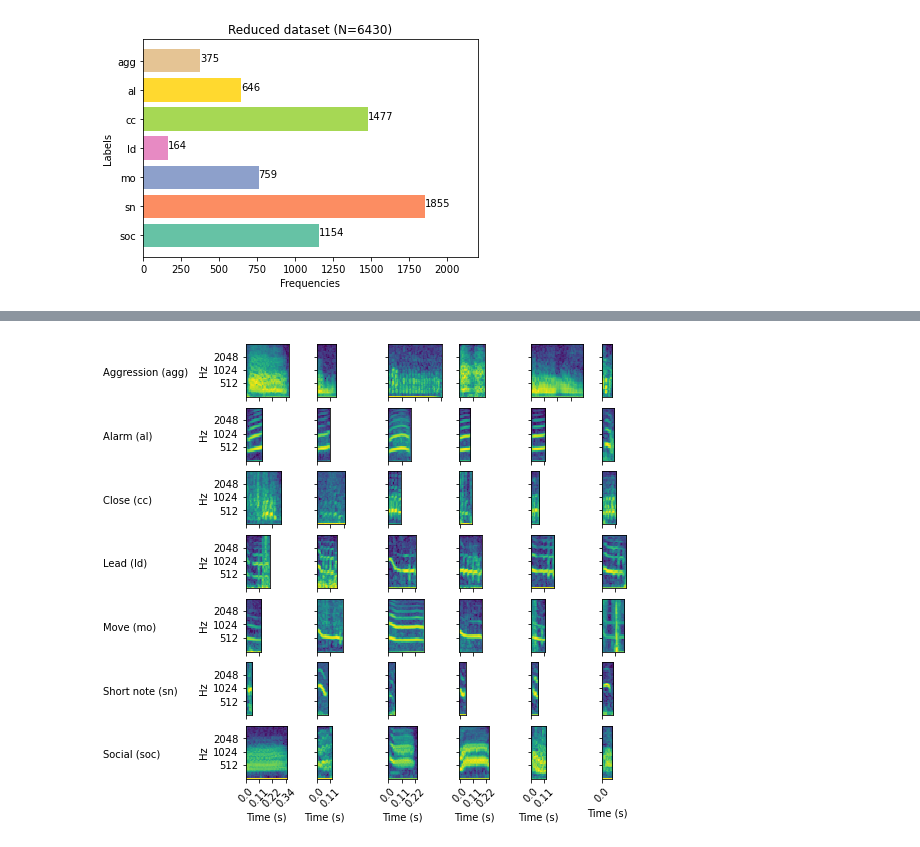
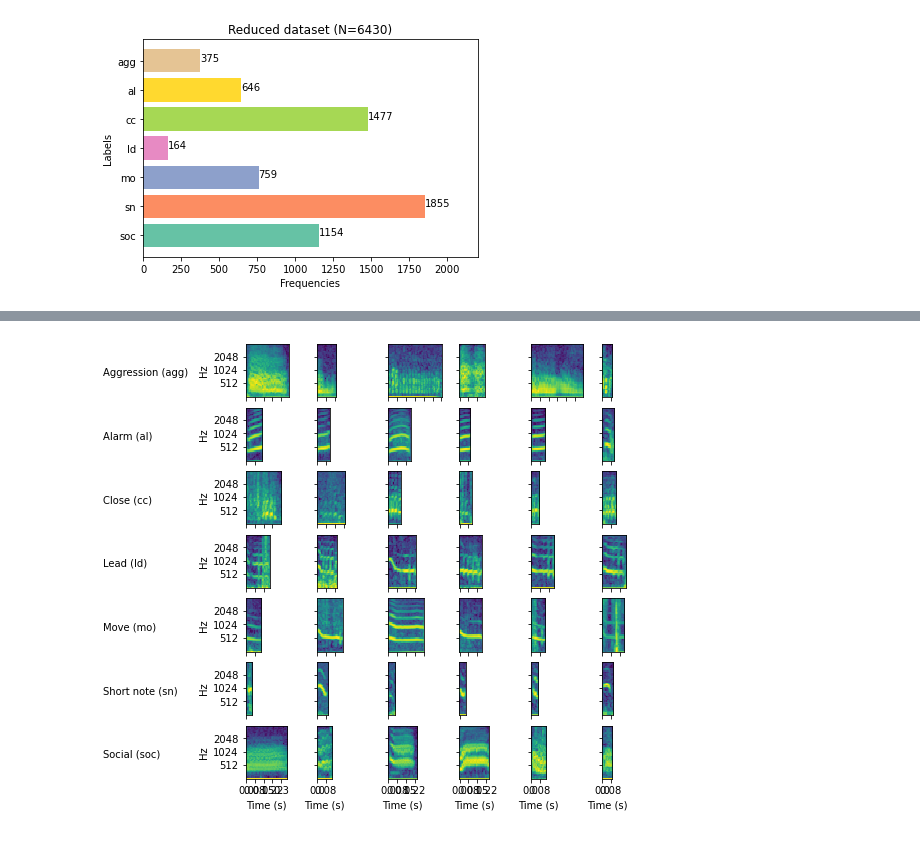
Before and after one commit to marathomas/meerkat_umap, a Jupyter notebook: notebooks/00_4_dataset_figure.ipynb, the cells around one changed output, grey strips where cells are left out. Saved outputs shown, nothing was run; the diff lists cells and outputs as text; code cells hidden in the pictures.

```diff
--- a/notebooks/00_4_dataset_figure.ipynb
+++ b/notebooks/00_4_dataset_figure.ipynb
@@ -50,12 +50,3 @@ plt.xlim(0,2200)
 # %% [output]
 (0.0, 2200.0)
 [figure]
-# %%
-calltypes = sorted(list(set(df.call_lable.values)))
-calltype = calltypes[0]
-calltype
-df_subset = df.loc[df.call_lable==calltype,:]
-n_examples =6
-    # randomly choose 6
-examples = df_subset.sample(n=n_examples, random_state=2204)
-examples
@@ -80,9 +60,12 @@ FFT_HOP = FFT_WIN/8 # --> hop_length in seconds
 calltypes = sorted(list(set(df.call_lable.values)))
 n_examples = 6
 freq_label_list = ['512', '1024', '2048']
+major_tick_interval = 20
+rotate_x = 0
+f_to_s = 0.00375
 
+fig_name = 'calltype_examples.png'
 fig = plt.figure(figsize=(10,8))
-fig_name = 'calltype_examples.png'
 
 k=1
 
@@ -111,34 +94,34 @@ for calltype in calltypes:
         plt.subplot(len(calltypes), n_examples+2, k)
         plt.imshow(spec, interpolation='nearest', origin='lower', aspect=3)
         ax = plt.gca()
         ax.set_anchor('W')
 
         librosa.frames_to_time(np.arange(0,spec.shape[1],1),sr=sr, hop_length=int(FFT_HOP * sr))
 
         major_xticks = np.arange(0,spec.shape[1], major_tick_interval)
         major_xtick_labels = ["" for x in major_xticks]
 
         major_yticks = [10,20,30]
         major_ytick_labels = ["" for x in major_yticks]
 
         if r==1:
             major_ytick_labels = freq_label_list
             plt.ylabel('Hz')
 
         if k>49:
             major_xtick_labels = [round(x*f_to_s,2) for x in major_xticks]
             plt.xlabel('Time (s)')
 
         plt.xticks(major_xticks, major_xtick_labels, rotation=rotate_x)
         plt.yticks(major_yticks, major_ytick_labels)
 
         k=k+1
         r=r+1
 
 #lt.tight_layout()
 #plt.savefig(os.path.join(os.path.sep,FIGURES,fig_name), facecolor="white")
 # %% [output]
-[figure, old version]
+[figure, new version]
 # %%
 # Randomly choose 6 calls per calltype
 
```
Also changed, not shown: parts of 3 cells of this notebook, 3 other files.
